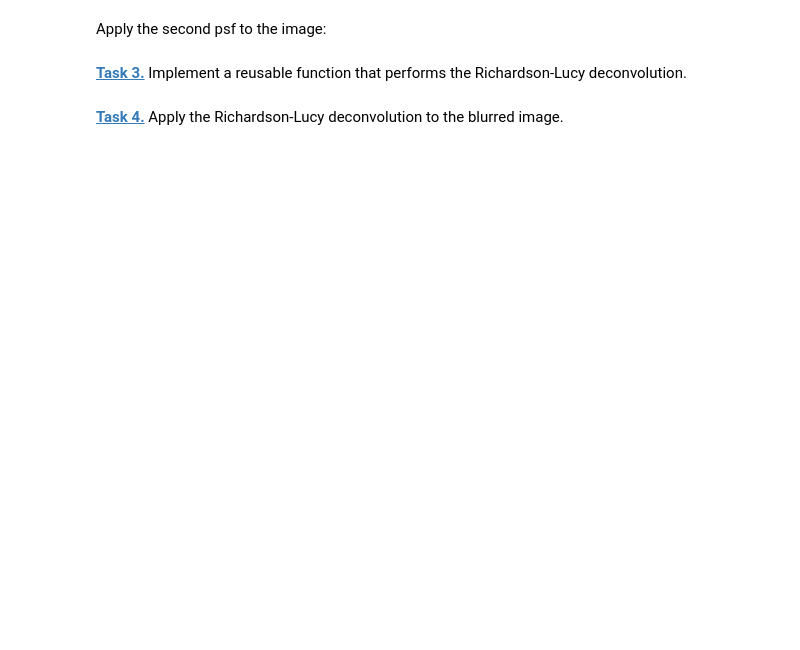
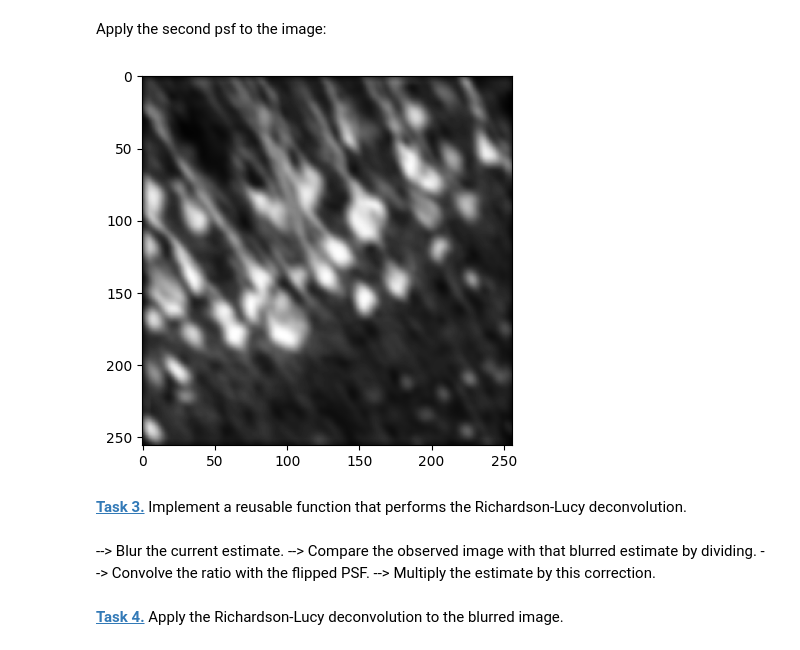
Before and after one commit to sedanep/mobifs5-python, a Jupyter notebook: deconvolution.ipynb, the cells around one changed output. Cells and saved outputs as stored; diff of their text form; code cells hidden in the pictures; blank space fills up the shorter version.

```diff
--- a/deconvolution.ipynb
+++ b/deconvolution.ipynb
@@ -35,5 +48,13 @@ plt.imshow(create_psf(psf_size), 'gray')
 # %% [markdown]
 Apply the second psf to the image:
+# %%
+gaussian_psf = create_psf(psf_size)
+gaussian_psf_img = conv(img, gaussian_psf, mode='same')
+
+plt.imshow(gaussian_psf_img, cmap='gray')
+plt.show()
+# %% [output]
+[figure, added]
 # %% [markdown]
 **[Task 3.]()** Implement a reusable function that performs the Richardson-Lucy deconvolution.
 # %%
@@ -46,3 +72,8 @@ def richardson_lucy_deconvolution(image, psf, n_iterations):
     return img_deconv
+# %% [markdown]
+--> Blur the current estimate.
+--> Compare the observed image with that blurred estimate by dividing.
+--> Convolve the ratio with the flipped PSF.
+--> Multiply the estimate by this correction.
 # %% [markdown]
 **[Task 4.]()** Apply the Richardson-Lucy deconvolution to the blurred image.
```
Also changed, not shown: parts of 10 cells of this notebook.
